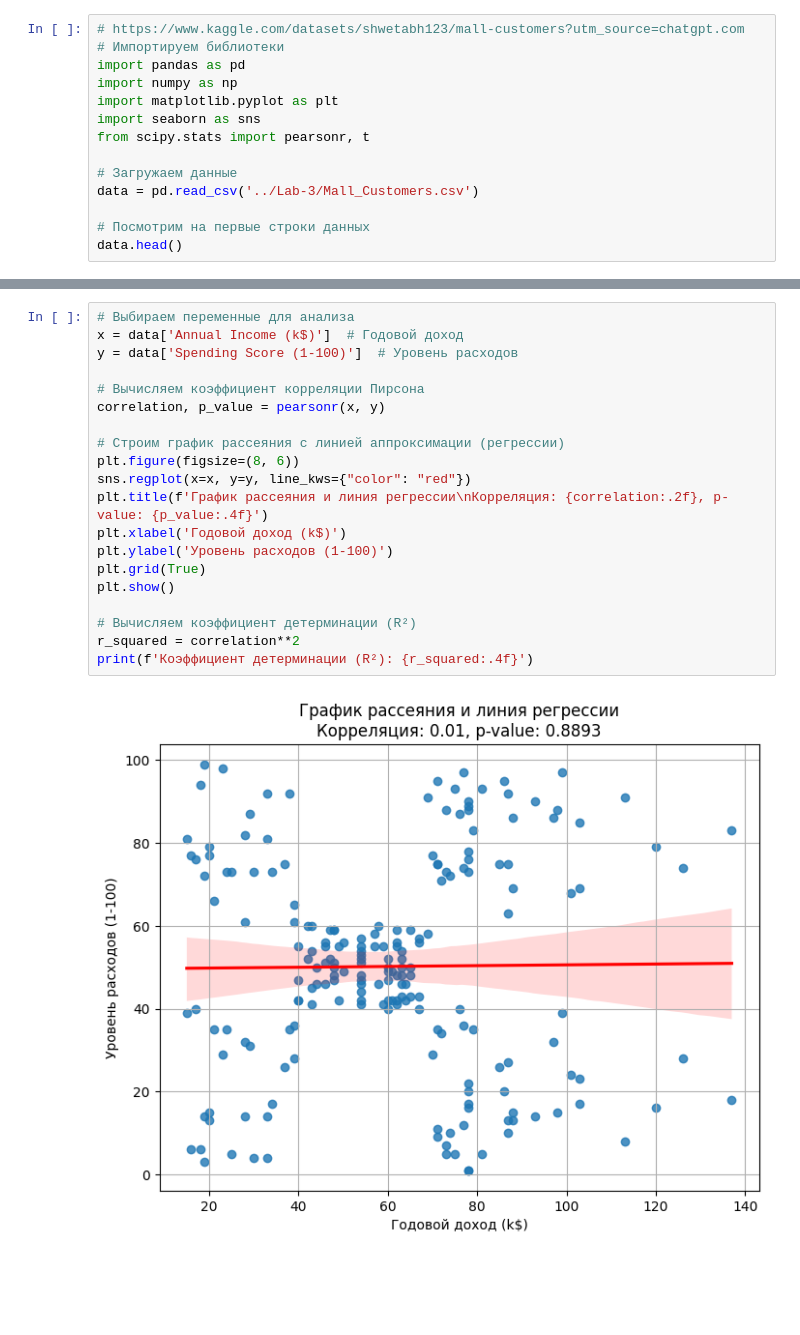
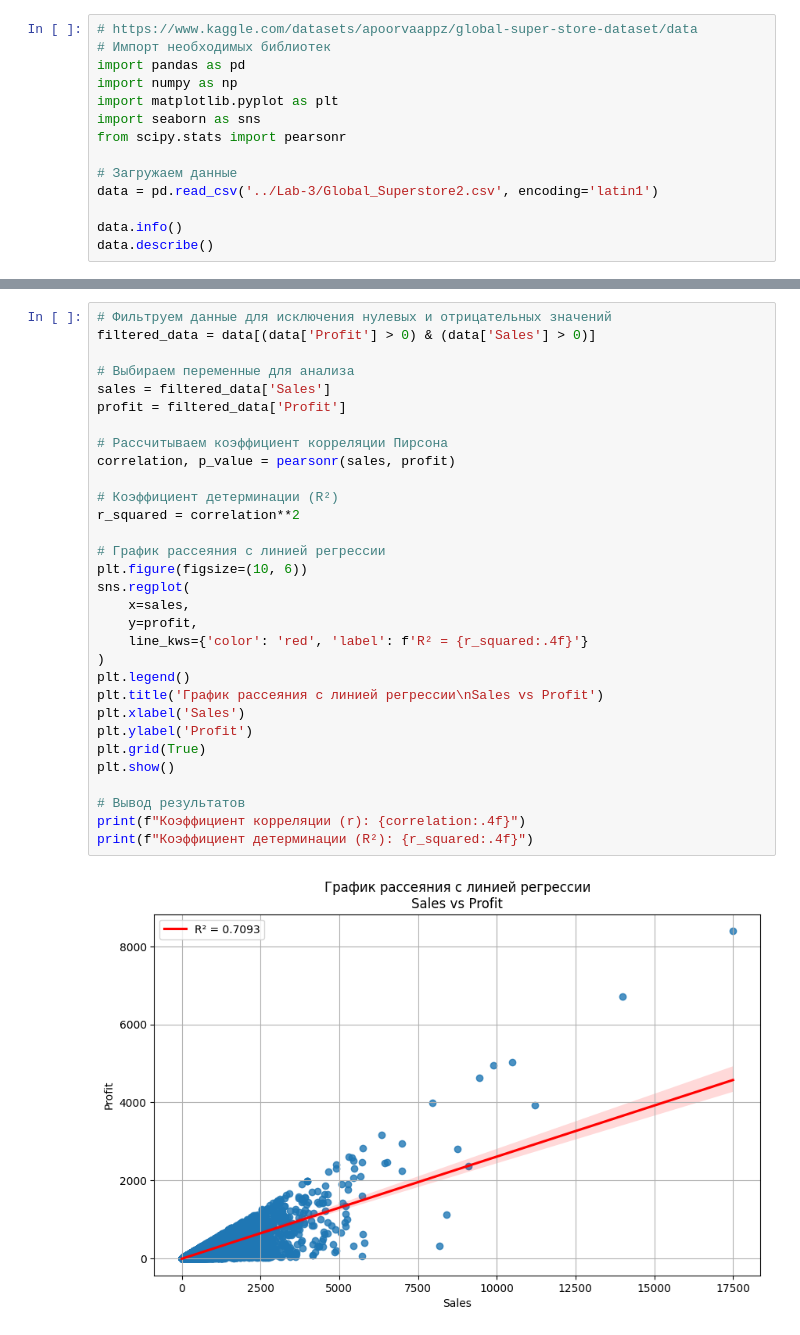
Before and after one commit to 23BanKAI/Data-Science, a Jupyter notebook: Probability theory and statistics in machine learning/Lab-3/lab_3.ipynb, the cells around one changed output, grey strips where cells are left out. Saved outputs shown, nothing was run; the diff lists cells and outputs as text; blank space fills up the shorter version.

```diff
--- a/Probability theory and statistics in machine learning/Lab-3/lab_3.ipynb
+++ b/Probability theory and statistics in machine learning/Lab-3/lab_3.ipynb
@@ -1,15 +1,15 @@
 # %%
-# https://www.kaggle.com/datasets/shwetabh123/mall-customers?utm_source=chatgpt.com
-# Импортируем библиотеки
+# https://www.kaggle.com/datasets/apoorvaappz/global-super-store-dataset/data
+# Импорт необходимых библиотек
 import pandas as pd
 import numpy as np
 import matplotlib.pyplot as plt
 import seaborn as sns
-from scipy.stats import pearsonr, t
+from scipy.stats import pearsonr
 
 # Загружаем данные
-data = pd.read_csv('../Lab-3/Mall_Customers.csv')
+data = pd.read_csv('../Lab-3/Global_Superstore2.csv', encoding='latin1')
 
-# Посмотрим на первые строки данных
-data.head()
+data.info()
+data.describe()
 # %% [output]
@@ -22,22 +42,33 @@ data.head()
 # %%
+# Фильтруем данные для исключения нулевых и отрицательных значений
+filtered_data = data[(data['Profit'] > 0) & (data['Sales'] > 0)]
+
 # Выбираем переменные для анализа
-x = data['Annual Income (k$)']  # Годовой доход
-y = data['Spending Score (1-100)']  # Уровень расходов
+sales = filtered_data['Sales']
+profit = filtered_data['Profit']
 
-# Вычисляем коэффициент корреляции Пирсона
-correlation, p_value = pearsonr(x, y)
+# Рассчитываем коэффициент корреляции Пирсона
+correlation, p_value = pearsonr(sales, profit)
 
-# Строим график рассеяния с линией аппроксимации (регрессии)
-plt.figure(figsize=(8, 6))
-sns.regplot(x=x, y=y, line_kws={"color": "red"})
-plt.title(f'График рассеяния и линия регрессии\nКорреляция: {correlation:.2f}, p-value: {p_value:.4f}')
-plt.xlabel('Годовой доход (k$)')
-plt.ylabel('Уровень расходов (1-100)')
+# Коэффициент детерминации (R²)
+r_squared = correlation**2
+
+# График рассеяния с линией регрессии
+plt.figure(figsize=(10, 6))
+sns.regplot(
+    x=sales,
+    y=profit,
+    line_kws={'color': 'red', 'label': f'R² = {r_squared:.4f}'}
+)
+plt.legend()
+plt.title('График рассеяния с линией регрессии\nSales vs Profit')
+plt.xlabel('Sales')
+plt.ylabel('Profit')
 plt.grid(True)
 plt.show()
 
-# Вычисляем коэффициент детерминации (R²)
-r_squared = correlation**2
-print(f'Коэффициент детерминации (R²): {r_squared:.4f}')
+# Вывод результатов
+print(f"Коэффициент корреляции (r): {correlation:.4f}")
+print(f"Коэффициент детерминации (R²): {r_squared:.4f}")
 # %% [output]
-[figure, old version]
+[figure, new version]
```
Also changed, not shown: parts of 5 cells of this notebook, 1 other file.
